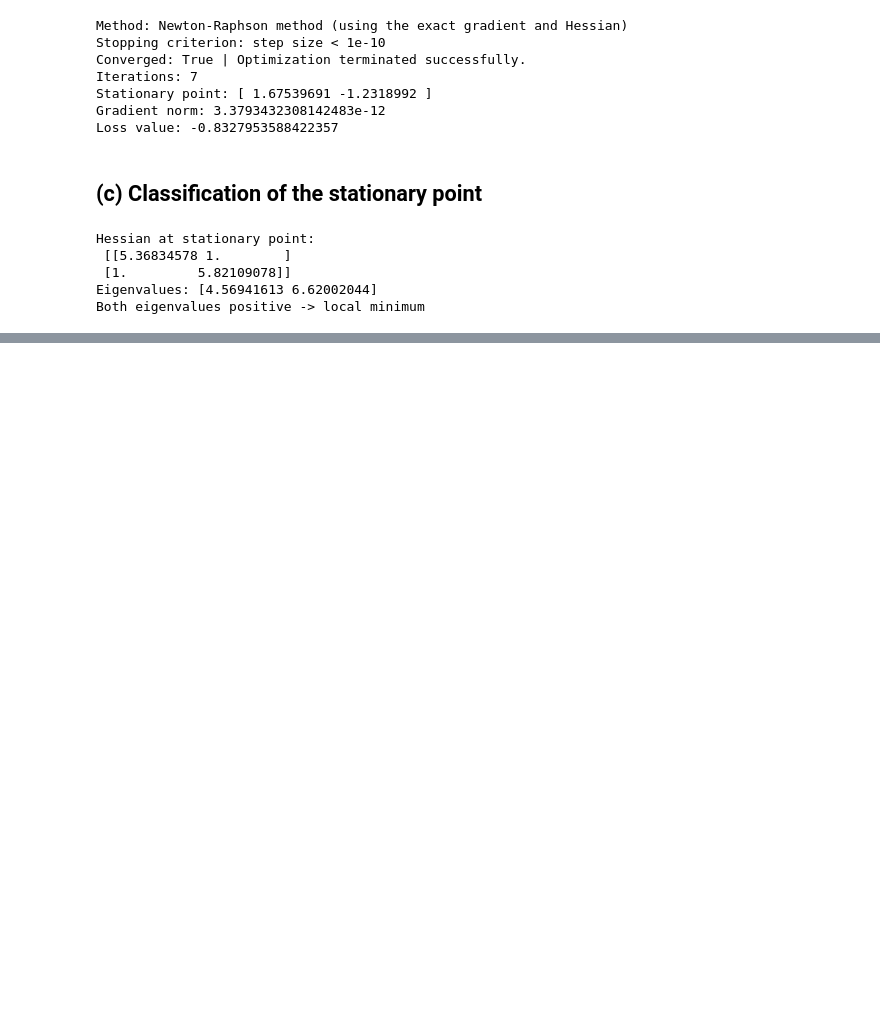
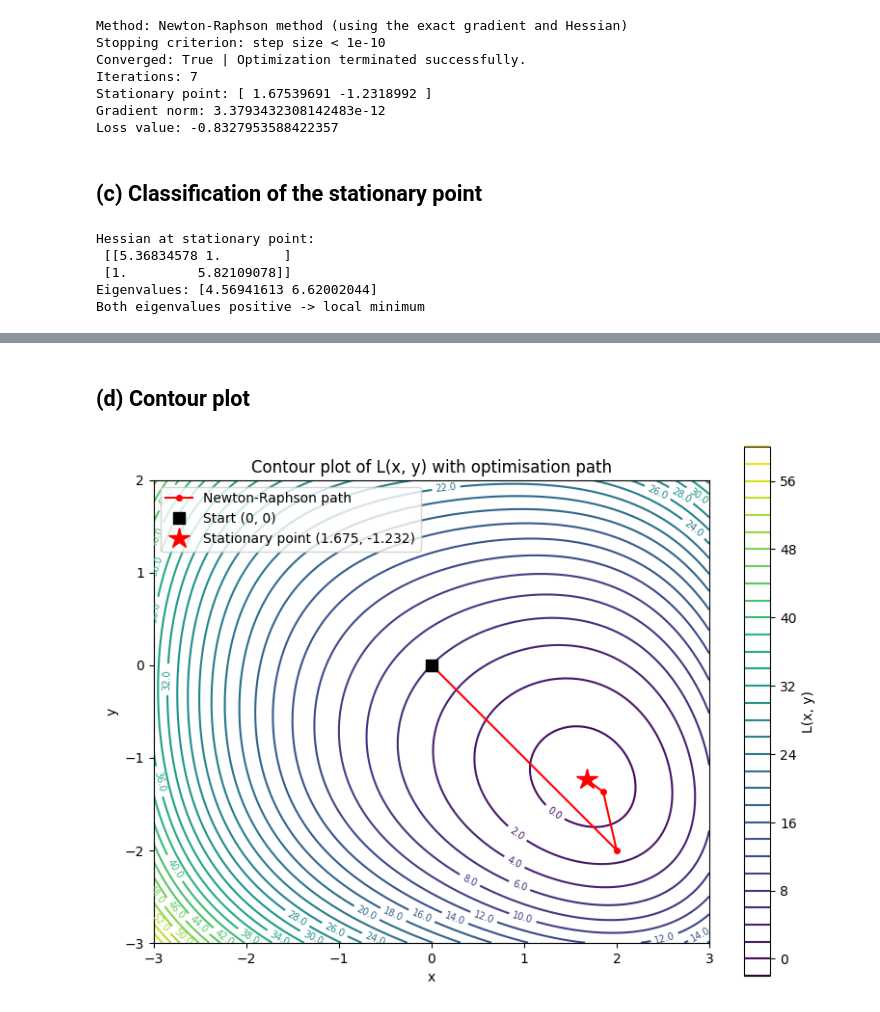
Before and after one commit to vihangasathsara-75/advanced_mathematics_cw, a Jupyter notebook: 2609857.ipynb, the cells around one changed output, grey strips where cells are left out. Saved outputs shown, nothing was run; the diff lists cells and outputs as text; code cells hidden in the pictures; blank space fills up the shorter version.

Commit message:
Task 1d: contour plot with Newton-Raphson path

```diff
--- a/2609857.ipynb
+++ b/2609857.ipynb
@@ -94,0 +93,24 @@ Both eigenvalues positive -> local minimum
+# %% [markdown]
+## (d) Contour plot
+# %%
+xs = np.linspace(-3, 3, 400)          # x range
+ys = np.linspace(-3, 2, 400)          # y range
+X, Y = np.meshgrid(xs, ys)            # 2D grid of (x, y) points
+Z = L_f(X, Y)                         # loss at every grid point
+
+fig, ax = plt.subplots(figsize=(8, 6))
+cs = ax.contour(X, Y, Z, levels=30, cmap='viridis')
+ax.clabel(cs, inline=True, fontsize=7, fmt='%.1f')
+fig.colorbar(cs, ax=ax, label='L(x, y)')
+
+ax.plot(path[:, 0], path[:, 1], 'o-', color='red', markersize=4, label='Newton-Raphson path')
+ax.plot(*x0, 'ks', markersize=9, label='Start (0, 0)')
+ax.plot(*x_star, 'r*', markersize=16,
+        label=f'Stationary point ({x_star[0]:.3f}, {x_star[1]:.3f})')
+
+ax.set_xlabel('x'); ax.set_ylabel('y')
+ax.set_title('Contour plot of L(x, y) with optimisation path')
+ax.legend(loc='upper left'); ax.set_aspect('equal')
+plt.tight_layout(); plt.show()
+# %% [output]
+[figure, added]
```
